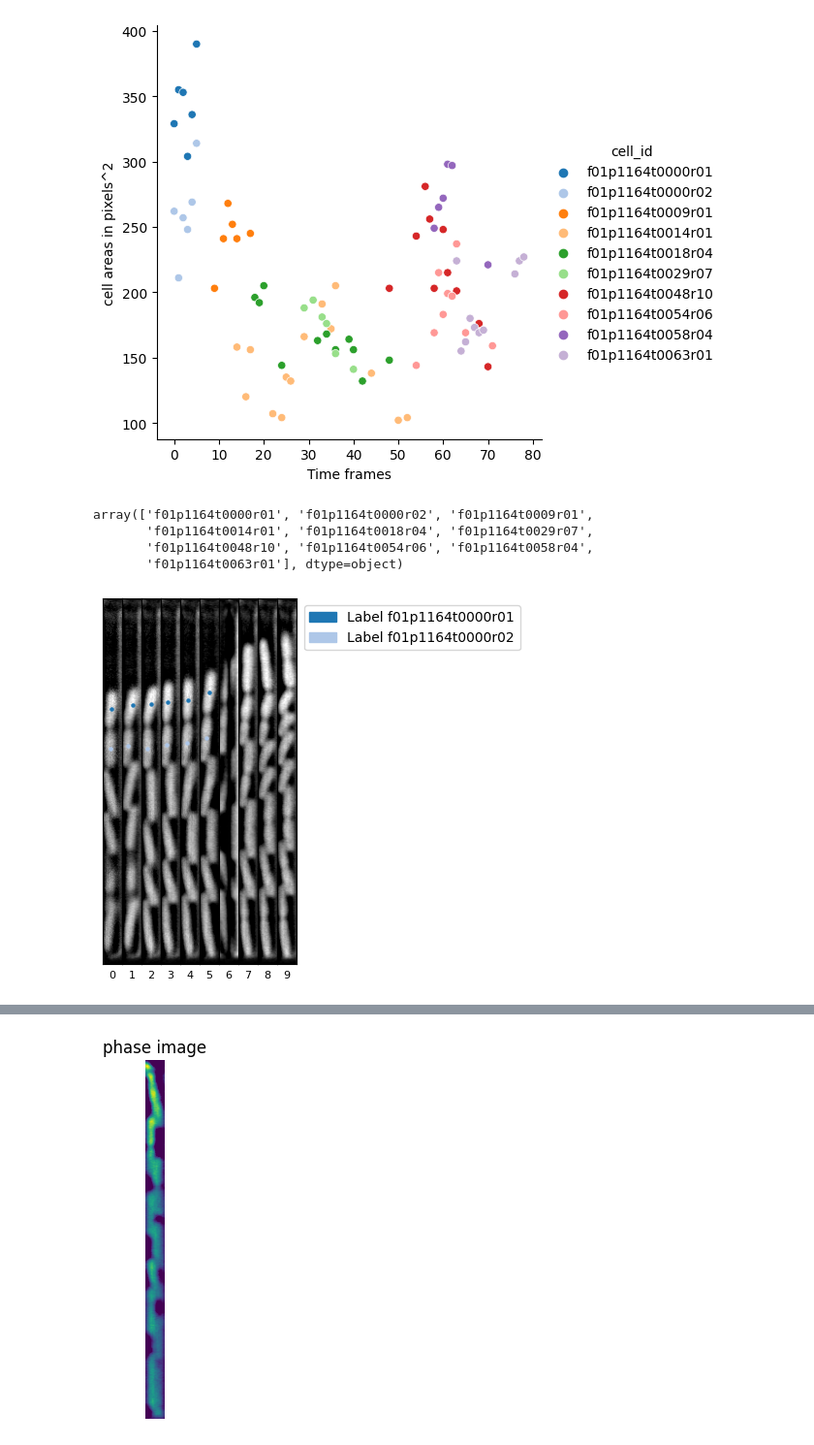
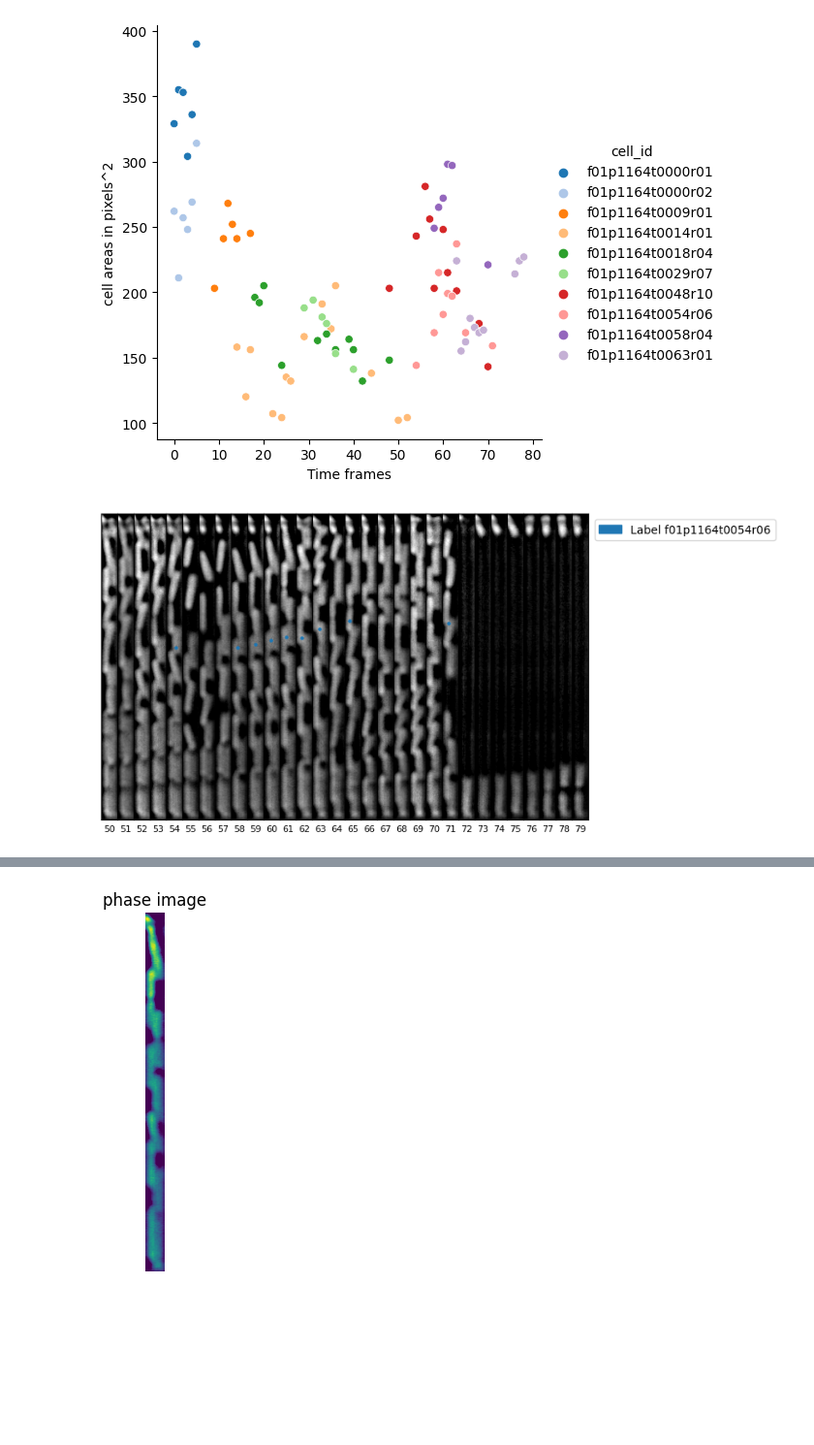
Before and after one commit to nvivanco/Image_analysis, a Jupyter notebook: bacteria_segmentation_tracking_mm_tutorial.ipynb, the cells around one changed output, grey strips where cells are left out. Shown at 97% size. Saved outputs shown, nothing was run; the diff lists cells and outputs as text; code cells hidden in the pictures; blank space fills up the shorter version.

```diff
--- a/bacteria_segmentation_tracking_mm_tutorial.ipynb
+++ b/bacteria_segmentation_tracking_mm_tutorial.ipynb
@@ -12 +70,8 @@ import mm3_adapted_cell_tracking as mm3track
+# %%
+fov_id = '001'
+peak_id = '1164' # '2227' #'1314'
+phase_channel = '0'
+fluor_channel = '1'
+path_to_phase_stack = f'/Users/noravivancogonzalez/Desktop/20241114/hyperstacked/drift_corrected/rotated/mm_channels/subtracted/subtracted_FOV_{fov_id}_region_{peak_id}_c_{phase_channel}.tif'
+path_to_fluor_stack = f'/Users/noravivancogonzalez/Desktop/20241114/hyperstacked/drift_corrected/rotated/mm_channels/subtracted/subtracted_FOV_{fov_id}_region_{peak_id}_c_{fluor_channel}.tif'
 # %%
@@ -23,7 +91,3 @@ mm3seg.segment_chnl_stack(path_to_stack,
 # %%
-fov_id = '001'
-peak_id = '1164' # '2227' #'1314'
-path_to_phase_stack = f'/Users/noravivancogonzalez/Desktop/20241114/hyperstacked/drift_corrected/rotated/mm_channels/subtracted/subtracted_FOV_{fov_id}_region_{peak_id}_c_0.tif'
-labeled_stack = f'/Users/noravivancogonzalez/Desktop/20241114/hyperstacked/drift_corrected/rotated/mm_channels/subtracted/mm3_segmented_subtracted_FOV_{fov_id}_region_{peak_id}_c_0.tif'
-path_to_fluor_stack = f'/Users/noravivancogonzalez/Desktop/20241114/hyperstacked/drift_corrected/rotated/mm_channels/subtracted/subtracted_FOV_{fov_id}_region_{peak_id}_c_1.tif'
+labeled_stack = f'/Users/noravivancogonzalez/Desktop/20241114/hyperstacked/drift_corrected/rotated/mm_channels/subtracted/mm3_segmented_subtracted_FOV_{fov_id}_region_{peak_id}_c_{phase_channel}.tif'
 # %%
@@ -31,5 +98,13 @@ mm3seg.display_segmentation(path_to_phase_stack, mask_path = labeled_stack, cell
 # %% [output]
 [figure]
 # %%
-cells_dict = mm3track.make_lineage_chnl_stack(path_to_stack = path_to_phase_stack, labeled_stack = labeled_stack, fov_id = int(fov_id), peak_id = int(peak_id), time_btwn_frames =5, pxl2um = 1)
+# Extract information from identified cells in a dictionary
+# This function attempts to identify cells across timeframes, tracking divisions.
+# Time between frames can be specified in minutes to create a timeline
+# Pixel to micron conversion can also be specified here to determine cell area in microns, otherwise it is reported in pixels
+cells_dict = mm3track.make_lineage_chnl_stack(path_to_stack = path_to_phase_stack,
+                                              labeled_stack = labeled_stack,
+                                              fov_id = int(fov_id),
+                                              peak_id = int(peak_id),
+                                              time_btwn_frames =5, pxl2um = 1)
 # %%
@@ -82,10 +162,3 @@ plt.xlabel('Time frames')
 # %% [output]
 Text(0.5, 28.999999999999986, 'Time frames')
 [figure]
-# %%
-cells_pd['cell_id'].unique()
-# %% [output]
-array(['f01p1164t0000r01', 'f01p1164t0000r02', 'f01p1164t0009r01',
-       'f01p1164t0014r01', 'f01p1164t0018r04', 'f01p1164t0029r07',
-       'f01p1164t0048r10', 'f01p1164t0054r06', 'f01p1164t0058r04',
-       'f01p1164t0063r01'], dtype=object)
@@ -92,7 +168,7 @@ array(['f01p1164t0000r01', 'f01p1164t0000r02', 'f01p1164t0009r01',
 # %%
-cell_df = cells_pd[cells_pd['cell_id'].isin(['f01p1164t0000r01', 'f01p1164t0000r02'])]
-
-mm3seg.display_segmentation(path_to_phase_stack, mask_path = None, alpha = 0.5, cells_df = cell_df, start=0, end=10)
+# Track cell 'f01p1164t0054r06'in phase channel
+cell_df = cells_pd[cells_pd['cell_id'].isin(['f01p1164t0054r06'])]
+mm3seg.display_segmentation(path_to_phase_stack, mask_path = None, alpha = 0.5, cells_df = cell_df, start=50, end=80)
 # %% [output]
-[figure, old version]
+[figure, new version]
 # %%
```
Also changed, not shown: parts of 25 cells of this notebook, 1 other file.
